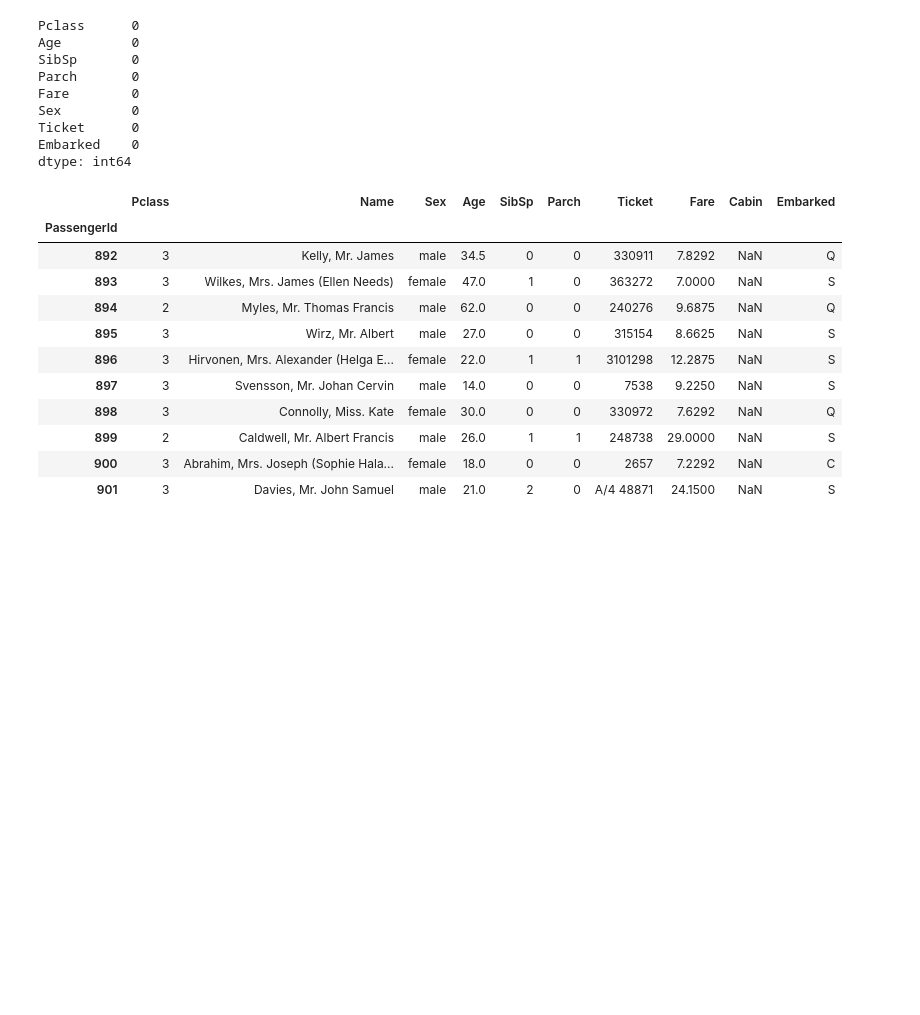
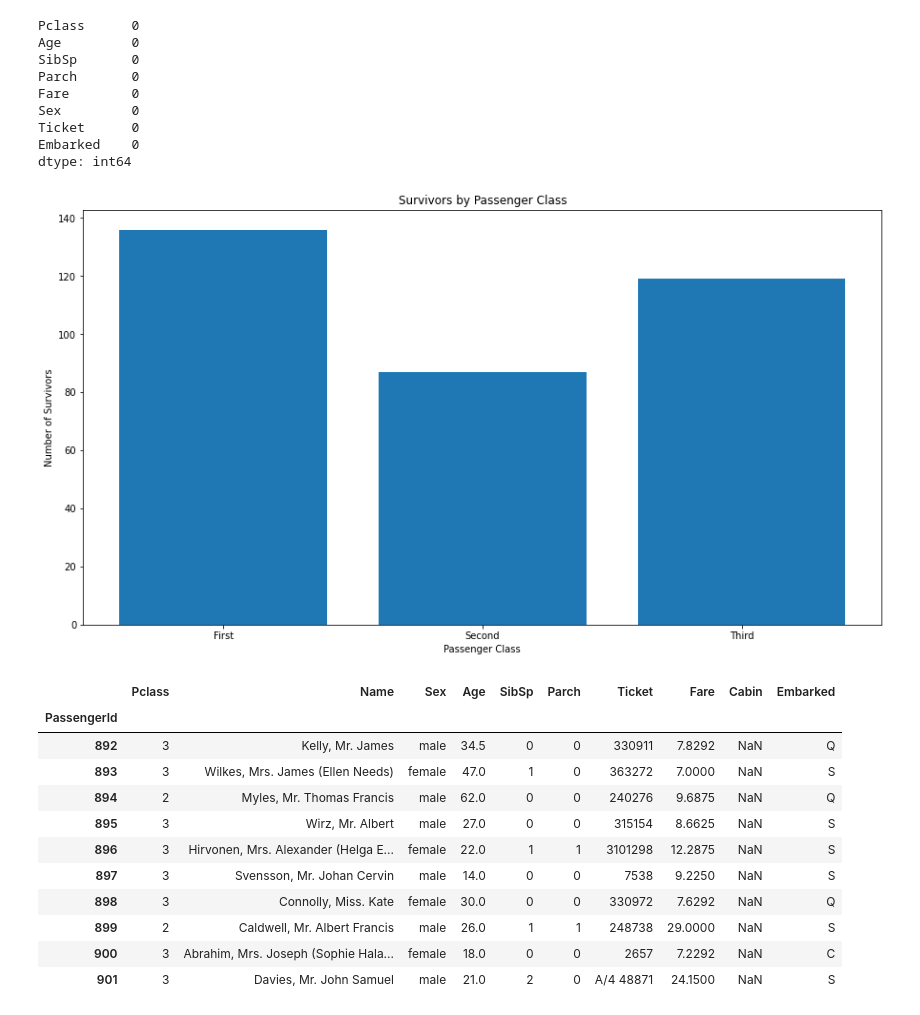
Before and after one commit to RicFraga/Kaggle-Competitions, a Jupyter notebook: Titanic/Titanic competition.ipynb, the cells around one changed output. Cells and saved outputs as stored; diff of their text form; code cells hidden in the pictures; blank space fills up the shorter version.

```diff
--- a/Titanic/Titanic competition.ipynb
+++ b/Titanic/Titanic competition.ipynb
@@ -99,6 +96,24 @@ Sex         0
 Ticket      0
 Embarked    0
 dtype: int64
+# %%
+pclass = np.asarray(train_df["Pclass"])
+survived = np.asarray(y_train)
+heights = np.zeros(3)
+
+for i in range(survived.shape[0]):
+    if(survived[i] == 1):
+        heights[pclass[i] - 1] += 1
+
+plt.rcParams['figure.figsize'] = (15, 8)
+plt.bar([1, 2, 3], heights)
+plt.xticks([1, 2, 3], ['First', 'Second', 'Third'])
+plt.title("Survivors by Passenger Class")
+plt.ylabel('Number of Survivors')
+plt.xlabel('Passenger Class')
+plt.show()
+# %% [output]
+[figure, added]
 # %%
 test_df = pd.read_csv(path_test, index_col = 'PassengerId')
 test_df.head(10)
```
Also changed, not shown: parts of 7 cells of this notebook, 3 other files.
